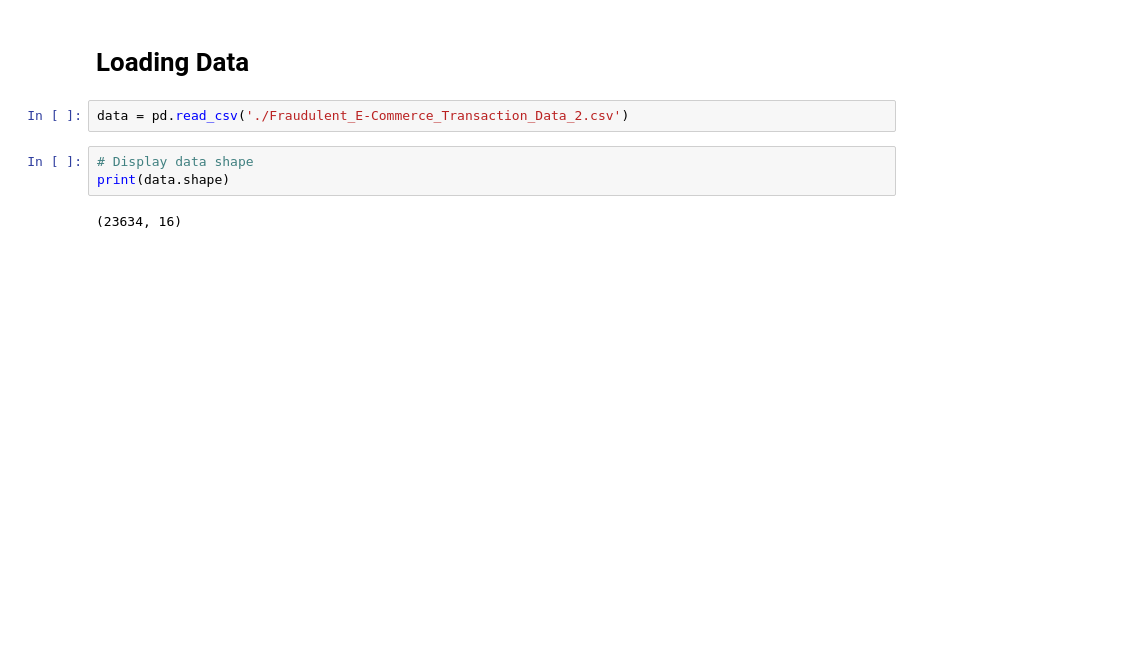
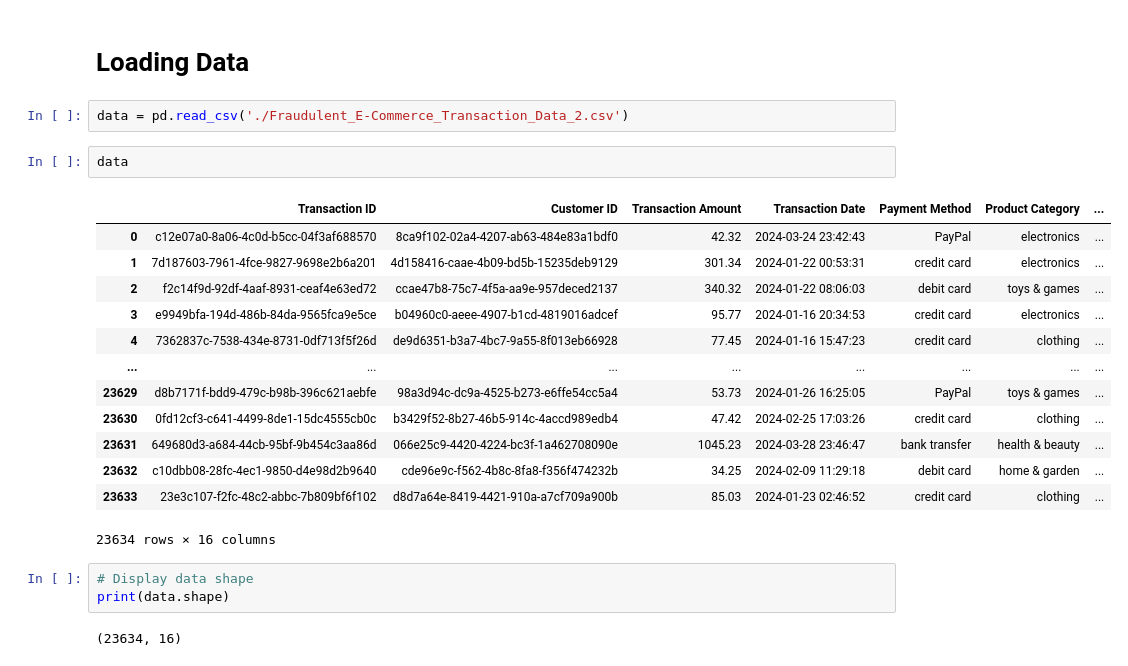
Before and after one commit to briannoelkesuma/BT4012-Group-15-Ecommerce-Fraud, a Jupyter notebook: notebook.ipynb, the cells around one changed output. Drawn from its saved outputs; the diff is of its cells as text; blank space fills up the shorter version.

```diff
--- a/notebook.ipynb
+++ b/notebook.ipynb
@@ -8,6 +8,22 @@ import seaborn as sns
 # Loading Data
 # %%
 data = pd.read_csv('./Fraudulent_E-Commerce_Transaction_Data_2.csv')
+# %%
+data
+# %% [output]
+|  | Transaction ID | Customer ID | Transaction Amount | Transaction Date | Payment Method | Product Category | ... |
+| 0 | c12e07a0-8a06-4c0d-b5cc-04f3af688570 | 8ca9f102-02a4-4207-ab63-484e83a1bdf0 | 42.32 | 2024-03-24 23:42:43 | PayPal | electronics | ... |
+| 1 | 7d187603-7961-4fce-9827-9698e2b6a201 | 4d158416-caae-4b09-bd5b-15235deb9129 | 301.34 | 2024-01-22 00:53:31 | credit card | electronics | ... |
+| 2 | f2c14f9d-92df-4aaf-8931-ceaf4e63ed72 | ccae47b8-75c7-4f5a-aa9e-957deced2137 | 340.32 | 2024-01-22 08:06:03 | debit card | toys & games | ... |
+| 3 | e9949bfa-194d-486b-84da-9565fca9e5ce | b04960c0-aeee-4907-b1cd-4819016adcef | 95.77 | 2024-01-16 20:34:53 | credit card | electronics | ... |
+| 4 | 7362837c-7538-434e-8731-0df713f5f26d | de9d6351-b3a7-4bc7-9a55-8f013eb66928 | 77.45 | 2024-01-16 15:47:23 | credit card | clothing | ... |
+| ... | ... | ... | ... | ... | ... | ... | ... |
+| 23629 | d8b7171f-bdd9-479c-b98b-396c621aebfe | 98a3d94c-dc9a-4525-b273-e6ffe54cc5a4 | 53.73 | 2024-01-26 16:25:05 | PayPal | toys & games | ... |
+| 23630 | 0fd12cf3-c641-4499-8de1-15dc4555cb0c | b3429f52-8b27-46b5-914c-4accd989edb4 | 47.42 | 2024-02-25 17:03:26 | credit card | clothing | ... |
+| 23631 | 649680d3-a684-44cb-95bf-9b454c3aa86d | 066e25c9-4420-4224-bc3f-1a462708090e | 1045.23 | 2024-03-28 23:46:47 | bank transfer | health & beauty | ... |
+| 23632 | c10dbb08-28fc-4ec1-9850-d4e98d2b9640 | cde96e9c-f562-4b8c-8fa8-f356f474232b | 34.25 | 2024-02-09 11:29:18 | debit card | home & garden | ... |
+| 23633 | 23e3c107-f2fc-48c2-abbc-7b809bf6f102 | d8d7a64e-8419-4421-910a-a7cf709a900b | 85.03 | 2024-01-23 02:46:52 | credit card | clothing | ... |
+23634 rows × 16 columns
 # %%
 # Display data shape
 print(data.shape)
```
Also changed, not shown: parts of 29 cells of this notebook.
